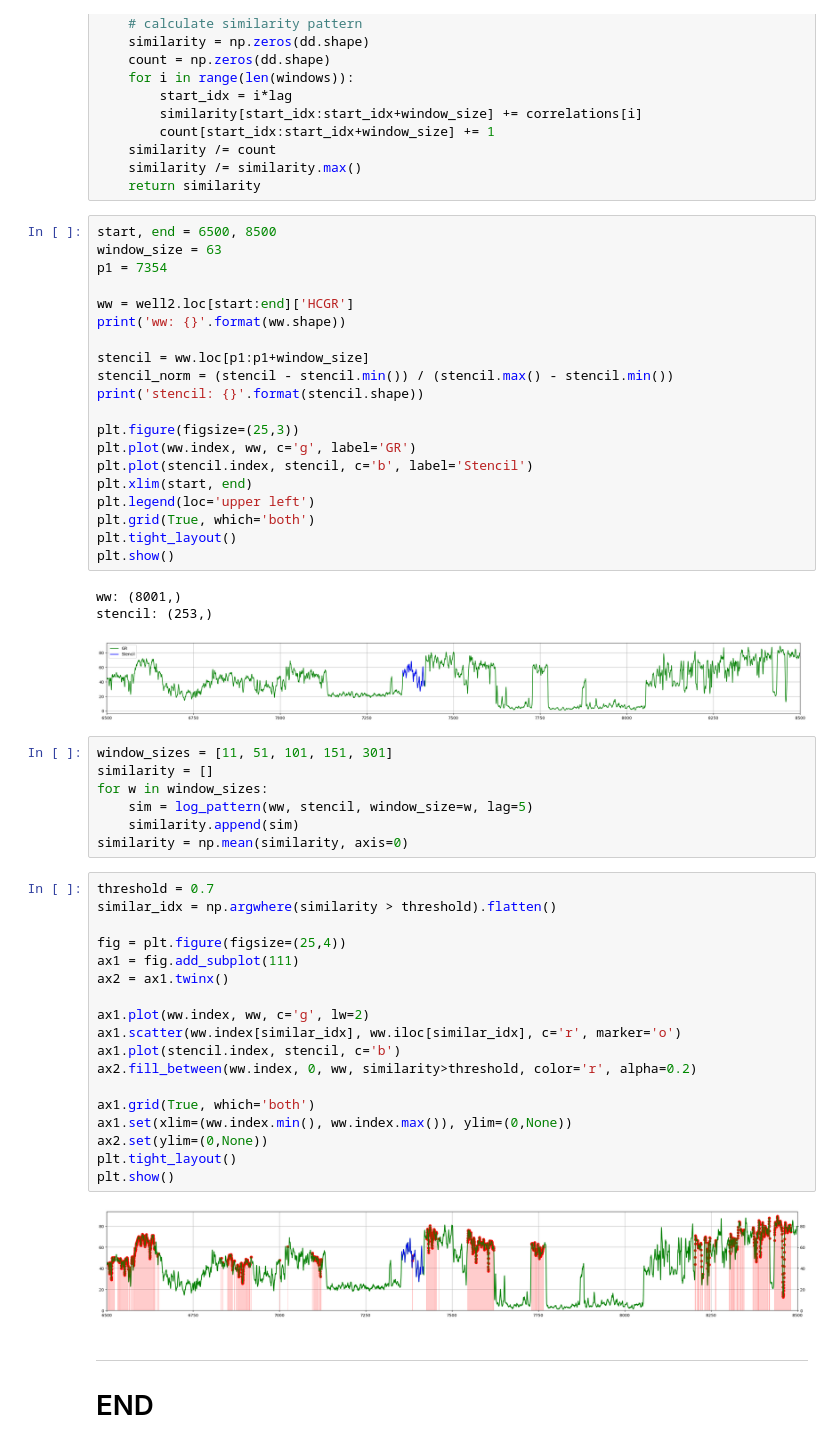
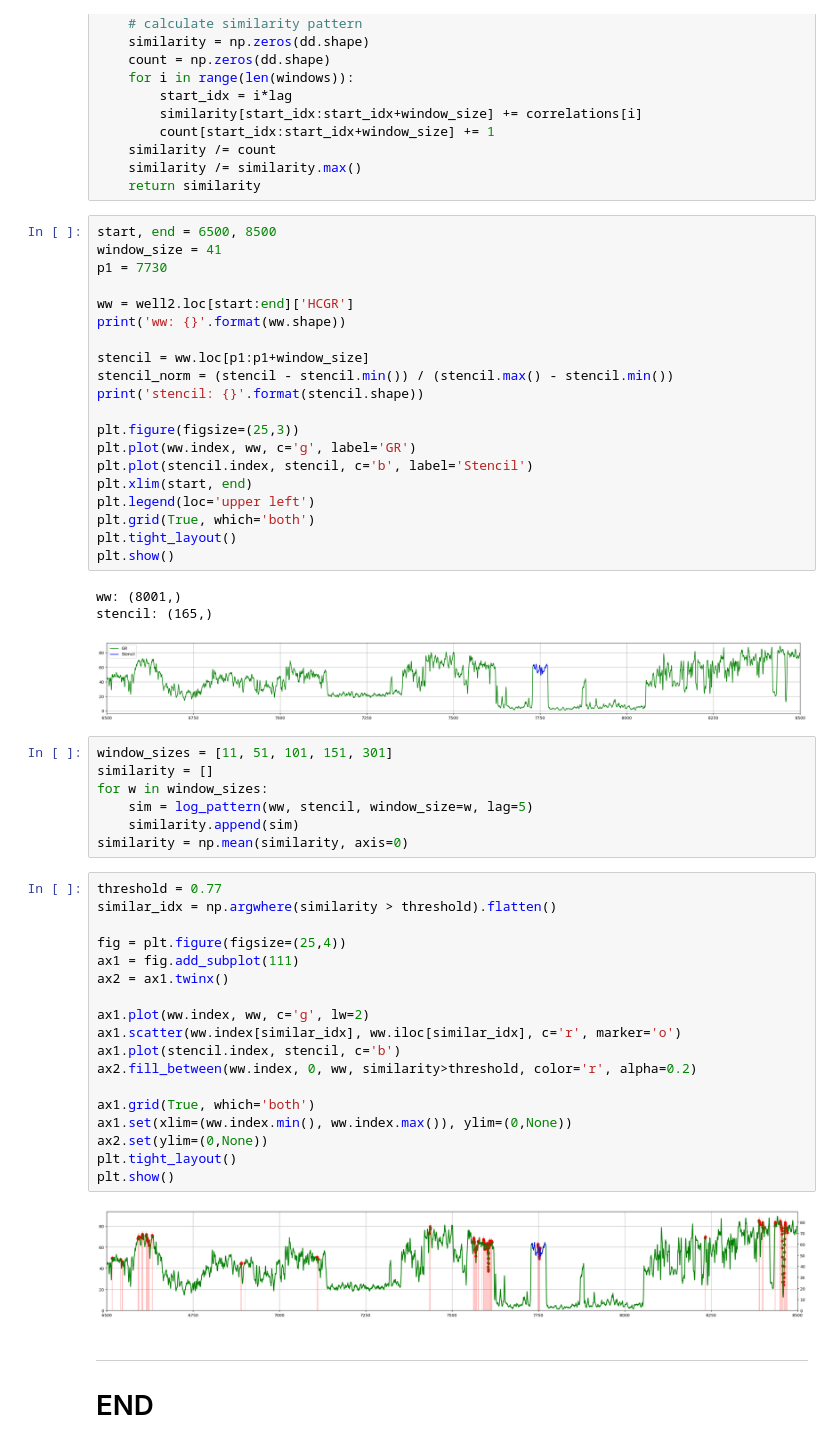
Before and after one commit to misaelmmorales/Well-Log-Pattern-Recognition, a Jupyter notebook: patterns.ipynb, the cells around one changed output. Drawn from its saved outputs; the diff is of its cells as text.

```diff
--- a/patterns.ipynb
+++ b/patterns.ipynb
@@ -137,8 +137,8 @@ def log_pattern(dd, stencil, window_size, lag):
     return similarity
 # %%
 start, end = 6500, 8500
-window_size = 63
-p1 = 7354
+window_size = 41
+p1 = 7730
 
 ww = well2.loc[start:end]['HCGR']
 print('ww: {}'.format(ww.shape))
@@ -157,8 +157,8 @@ plt.tight_layout()
 plt.show()
 # %% [output]
 ww: (8001,)
-stencil: (253,)
+stencil: (165,)
-[figure, old version]
+[figure, new version]
 # %%
 window_sizes = [11, 51, 101, 151, 301]
 similarity = []
@@ -167,25 +167,25 @@ for w in window_sizes:
     similarity.append(sim)
 similarity = np.mean(similarity, axis=0)
 # %%
-threshold = 0.7
+threshold = 0.77
 similar_idx = np.argwhere(similarity > threshold).flatten()
 
 fig = plt.figure(figsize=(25,4))
 ax1 = fig.add_subplot(111)
 ax2 = ax1.twinx()
 
 ax1.plot(ww.index, ww, c='g', lw=2)
 ax1.scatter(ww.index[similar_idx], ww.iloc[similar_idx], c='r', marker='o')
 ax1.plot(stencil.index, stencil, c='b')
 ax2.fill_between(ww.index, 0, ww, similarity>threshold, color='r', alpha=0.2)
 
 ax1.grid(True, which='both')
 ax1.set(xlim=(ww.index.min(), ww.index.max()), ylim=(0,None))
 ax2.set(ylim=(0,None))
 plt.tight_layout()
 plt.show()
 # %% [output]
-[figure, old version]
+[figure, new version]
 # %% [markdown]
 ***
 # END
```
